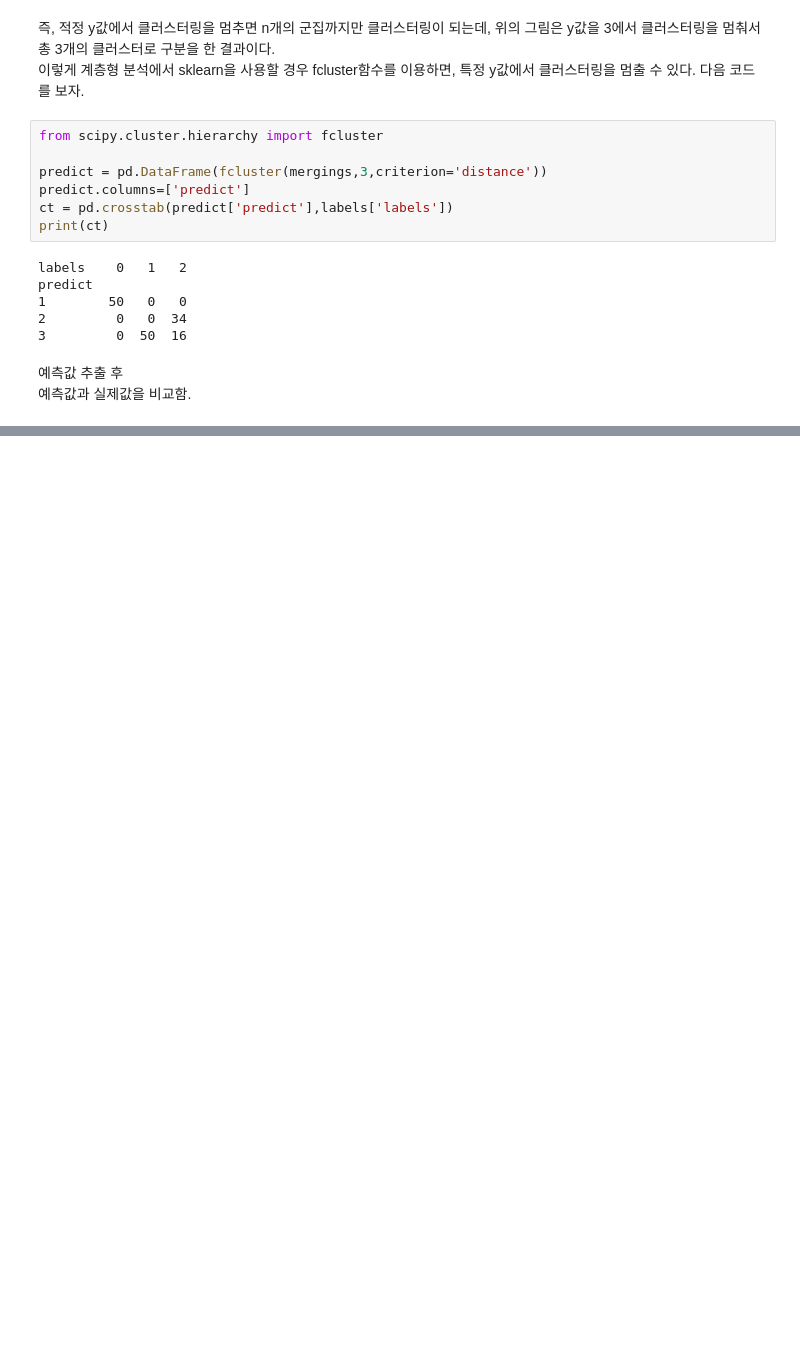
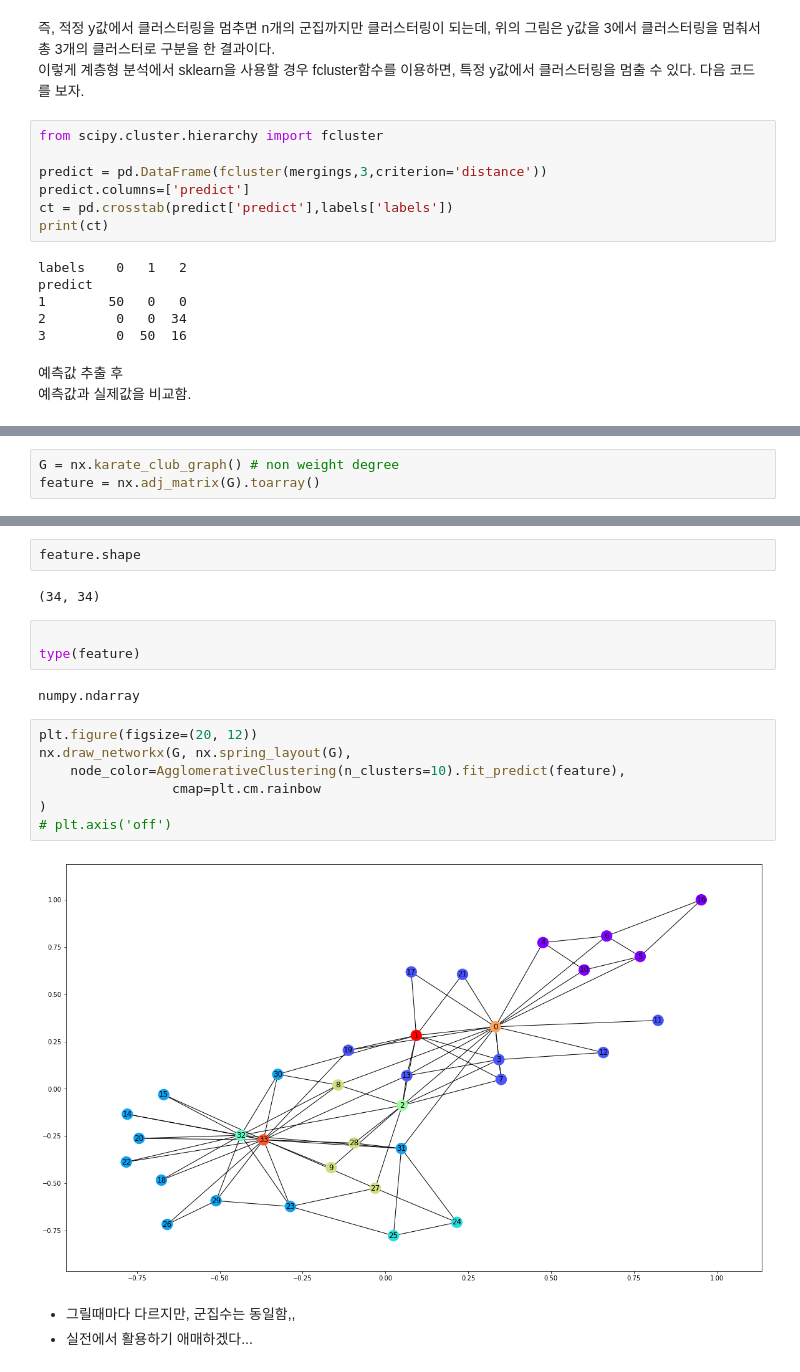
Before and after one commit to The-G/TIL, a Jupyter notebook: Myself_study/python_study/Practice Clustering model.ipynb, the cells around one changed output, grey strips where cells are left out. Saved outputs shown, nothing was run; the diff lists cells and outputs as text; blank space fills up the shorter version.

Commit message:
practice agglomerative clustering but not interesting and need more information

```diff
--- a/Myself_study/python_study/Practice Clustering model.ipynb
+++ b/Myself_study/python_study/Practice Clustering model.ipynb
@@ -308,0 +318,3 @@ predict
+# %%
+G = nx.karate_club_graph() # non weight degree
+feature = nx.adj_matrix(G).toarray()
@@ -308,0 +335,21 @@ predict
+# %%
+feature.shape
+# %% [output]
+(34, 34)
+# %%
+
+type(feature)
+# %% [output]
+numpy.ndarray
+# %%
+plt.figure(figsize=(20, 12))
+nx.draw_networkx(G, nx.spring_layout(G),
+    node_color=AgglomerativeClustering(n_clusters=10).fit_predict(feature),
+                 cmap=plt.cm.rainbow
+)
+# plt.axis('off')
+# %% [output]
+[figure, added]
+# %% [markdown]
+- 그릴때마다 다르지만, 군집수는 동일함,,
+- 실전에서 활용하기 애매하겠다...
```
Also changed, not shown: parts of 5 cells of this notebook.
